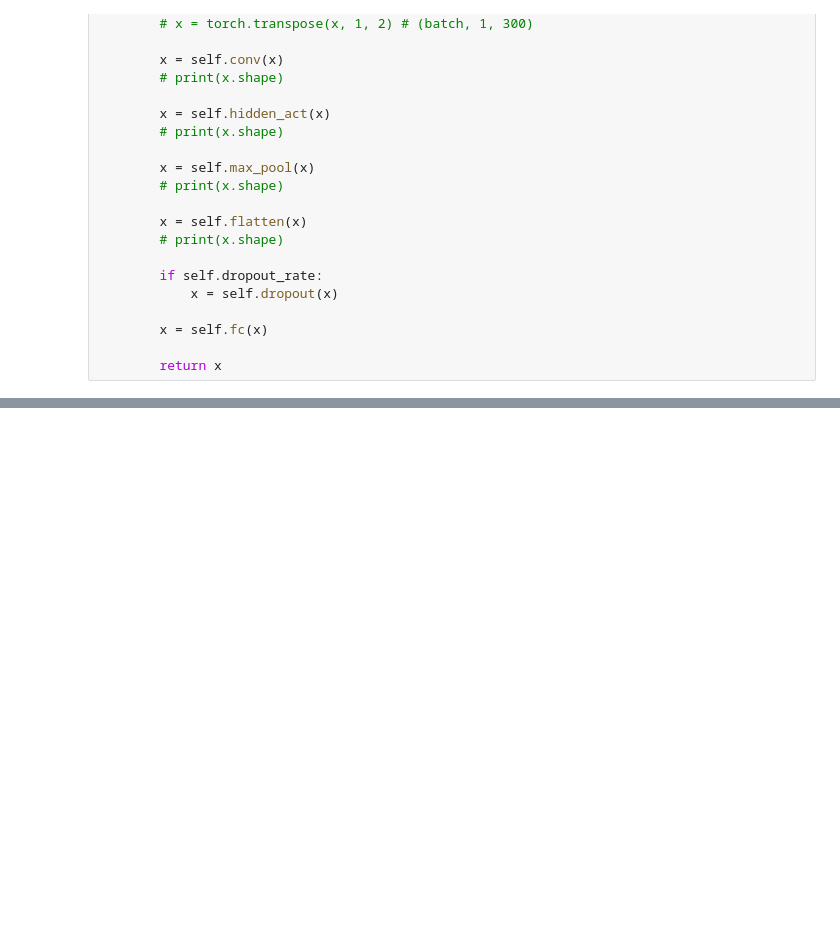
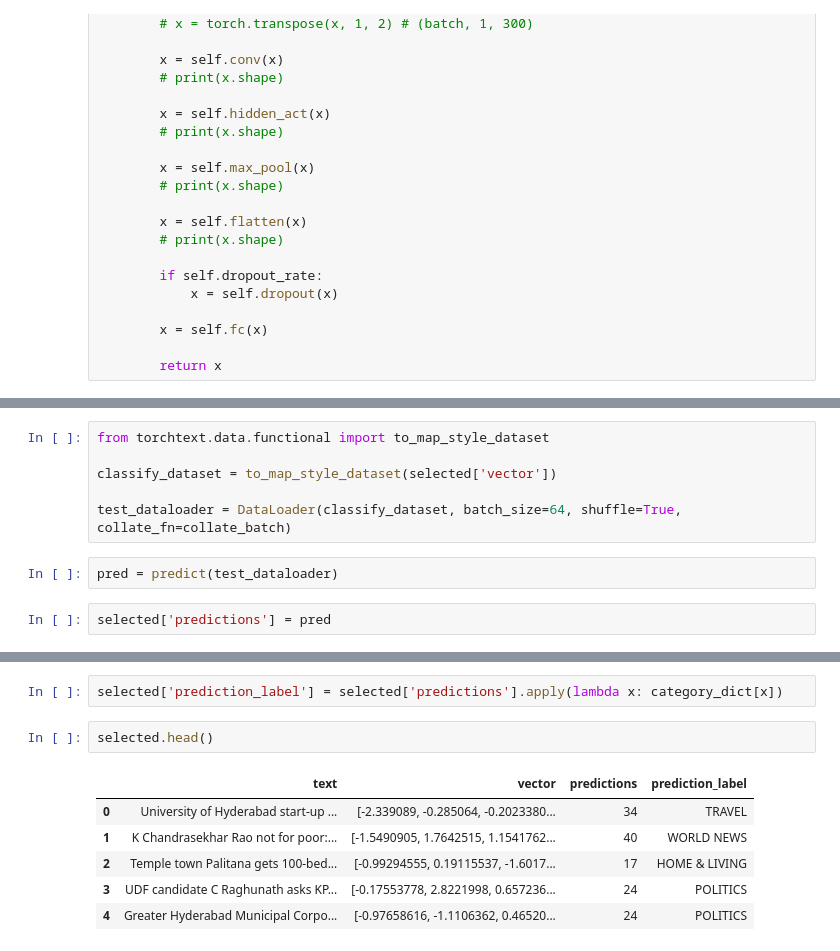
Before and after one commit to advil64/whats-the-tea, a Jupyter notebook: whats_the_tea/deep_learning_clustering/classify.ipynb, the cells around one changed output, grey strips where cells are left out. Drawn from its saved outputs; the diff is of its cells as text; blank space fills up the shorter version.

```diff
--- a/whats_the_tea/deep_learning_clustering/classify.ipynb
+++ b/whats_the_tea/deep_learning_clustering/classify.ipynb
@@ -176,0 +183,10 @@ RuntimeError: Given groups=1, weight of size [64, 1, 3], expected input[1, 96, 1
+# %%
+from torchtext.data.functional import to_map_style_dataset
+
+classify_dataset = to_map_style_dataset(selected['vector'])
+
+test_dataloader = DataLoader(classify_dataset, batch_size=64, shuffle=True, collate_fn=collate_batch)
+# %%
+pred = predict(test_dataloader)
+# %%
+selected['predictions'] = pred
@@ -176,0 +237,11 @@ RuntimeError: Given groups=1, weight of size [64, 1, 3], expected input[1, 96, 1
+# %%
+selected['prediction_label'] = selected['predictions'].apply(lambda x: category_dict[x])
+# %%
+selected.head()
+# %% [output]
+|  | text | vector | predictions | prediction_label |
+| 0 | University of Hyderabad start-up ... | [-2.339089, -0.285064, -0.2023380... | 34 | TRAVEL |
+| 1 | K Chandrasekhar Rao not for poor:... | [-1.5490905, 1.7642515, 1.1541762... | 40 | WORLD NEWS |
+| 2 | Temple town Palitana gets 100-bed... | [-0.99294555, 0.19115537, -1.6017... | 17 | HOME & LIVING |
+| 3 | UDF candidate C Raghunath asks KP... | [-0.17553778, 2.8221998, 0.657236... | 24 | POLITICS |
+| 4 | Greater Hyderabad Municipal Corpo... | [-0.97658616, -1.1106362, 0.46520... | 24 | POLITICS |
```
Also changed, not shown: parts of 13 cells of this notebook, 2 other files.
